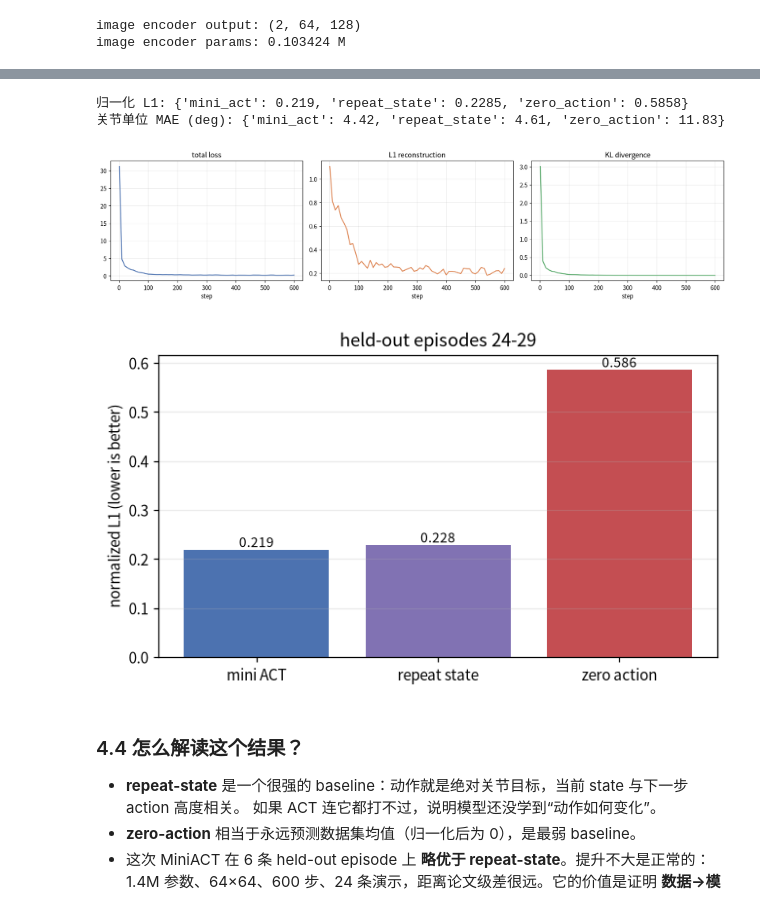
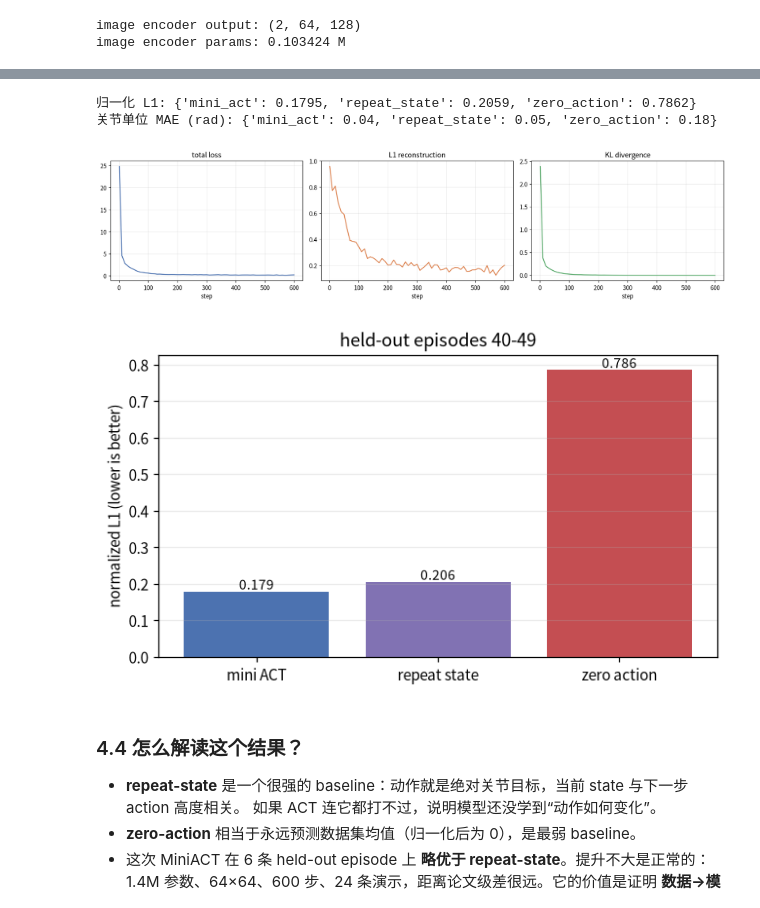
Before and after one commit to khonor/ACTLearning, a Jupyter notebook: notebooks/ACT_tutorial.ipynb, the cells around one changed output, grey strips where cells are left out. Drawn from its saved outputs; the diff is of its cells as text; code cells hidden in the pictures.

```diff
--- a/notebooks/ACT_tutorial.ipynb
+++ b/notebooks/ACT_tutorial.ipynb
@@ -886,0 +779,38 @@ saved /data/home/yuntao/MyProject/4_ACTLearning/ACTLearning/outputs/mini_act/mod
+# %%
+TRAIN_EPS = list(range(40))
+VAL_EPS = list(range(40, 50))
+
+state_mean = torch.as_tensor(ds_full.meta.stats["observation.state"]["mean"], dtype=torch.float32)
+state_std = torch.as_tensor(ds_full.meta.stats["observation.state"]["std"], dtype=torch.float32).clamp_min(1e-2)
+action_mean = torch.as_tensor(ds_full.meta.stats["action"]["mean"], dtype=torch.float32)
+action_std = torch.as_tensor(ds_full.meta.stats["action"]["std"], dtype=torch.float32).clamp_min(1e-2)
+
+
+class ChunkDataset(Dataset):
+    def __init__(self, eps, stride=2):
+        self.samples = []
+        for ep in eps:
+            e = cache["episodes"][ep]
+            for t in range(0, len(e["images"]) - CHUNK + 1, stride):
+                self.samples.append((e, t))
+
+    def __len__(self):
+        return len(self.samples)
+
+    def __getitem__(self, idx):
+        e, t = self.samples[idx]
+        image = e["images"][t].float() / 255.0
+        state = (e["states"][t] - state_mean) / state_std
+        action = (e["actions"][t:t + CHUNK] - action_mean) / action_std
+        return {"image": image, "state": state, "action": action}
+
+
+train_ds = ChunkDataset(TRAIN_EPS, stride=2)
+val_ds = ChunkDataset(VAL_EPS, stride=2)
+train_loader = DataLoader(train_ds, batch_size=32, shuffle=True, drop_last=True)
+val_loader = DataLoader(val_ds, batch_size=64, shuffle=False)
+print("train samples:", len(train_ds), "| val samples:", len(val_ds))
+print("train batches:", len(train_loader), "| val batches:", len(val_loader))
+
+b = next(iter(train_loader))
+print("batch:", {k: tuple(v.shape) for k, v in b.items()})
@@ -909,33 +913,33 @@ def evaluate_mini(model):
 mini_metrics = evaluate_mini(model)
 std_scalar = float(action_std.mean())
 print("归一化 L1:", {k: round(v, 4) for k, v in mini_metrics.items()})
-print("关节单位 MAE (deg):", {k: round(v * std_scalar, 2) for k, v in mini_metrics.items()})
+print("关节单位 MAE (rad):", {k: round(v * std_scalar, 2) for k, v in mini_metrics.items()})
 # %% [output]
-归一化 L1: {'mini_act': 0.219, 'repeat_state': 0.2285, 'zero_action': 0.5858}
-关节单位 MAE (deg): {'mini_act': 4.42, 'repeat_state': 4.61, 'zero_action': 11.83}
+归一化 L1: {'mini_act': 0.1795, 'repeat_state': 0.2059, 'zero_action': 0.7862}
+关节单位 MAE (rad): {'mini_act': 0.04, 'repeat_state': 0.05, 'zero_action': 0.18}
 # %%
 fig, axes = plt.subplots(1, 3, figsize=(15, 3.8))
 axes[0].plot(history["step"], history["loss"], color="#4C72B0")
 axes[0].set_title("total loss"); axes[0].set_xlabel("step"); axes[0].grid(alpha=.25)
 axes[1].plot(history["step"], history["l1"], color="#DD8452")
 axes[1].set_title("L1 reconstruction"); axes[1].set_xlabel("step"); axes[1].grid(alpha=.25)
 axes[2].plot(history["step"], history["kl"], color="#55A868")
 axes[2].set_title("KL divergence"); axes[2].set_xlabel("step"); axes[2].grid(alpha=.25)
 plt.tight_layout(); plt.show()
 
 fig, ax = plt.subplots(figsize=(6, 3.6))
 names = ["mini ACT", "repeat state", "zero action"]
 vals = [mini_metrics["mini_act"], mini_metrics["repeat_state"], mini_metrics["zero_action"]]
 bars = ax.bar(names, vals, color=["#4C72B0", "#8172B3", "#C44E52"])
 ax.set_ylabel("normalized L1 (lower is better)")
-ax.set_title("held-out episodes 24-29")
+ax.set_title("held-out episodes 40-49")
 for b, v in zip(bars, vals):
     ax.text(b.get_x() + b.get_width()/2, v + .005, f"{v:.3f}", ha="center", fontsize=9)
 ax.grid(axis="y", alpha=.25)
 plt.tight_layout(); plt.show()
 # %% [output]
-[figure, old version]
+[figure, new version]
-[figure, old version]
+[figure, new version]
 # %% [markdown]
 ### 4.4 怎么解读这个结果？
 
```
Also changed, not shown: parts of 61 cells of this notebook, 3 other files.
